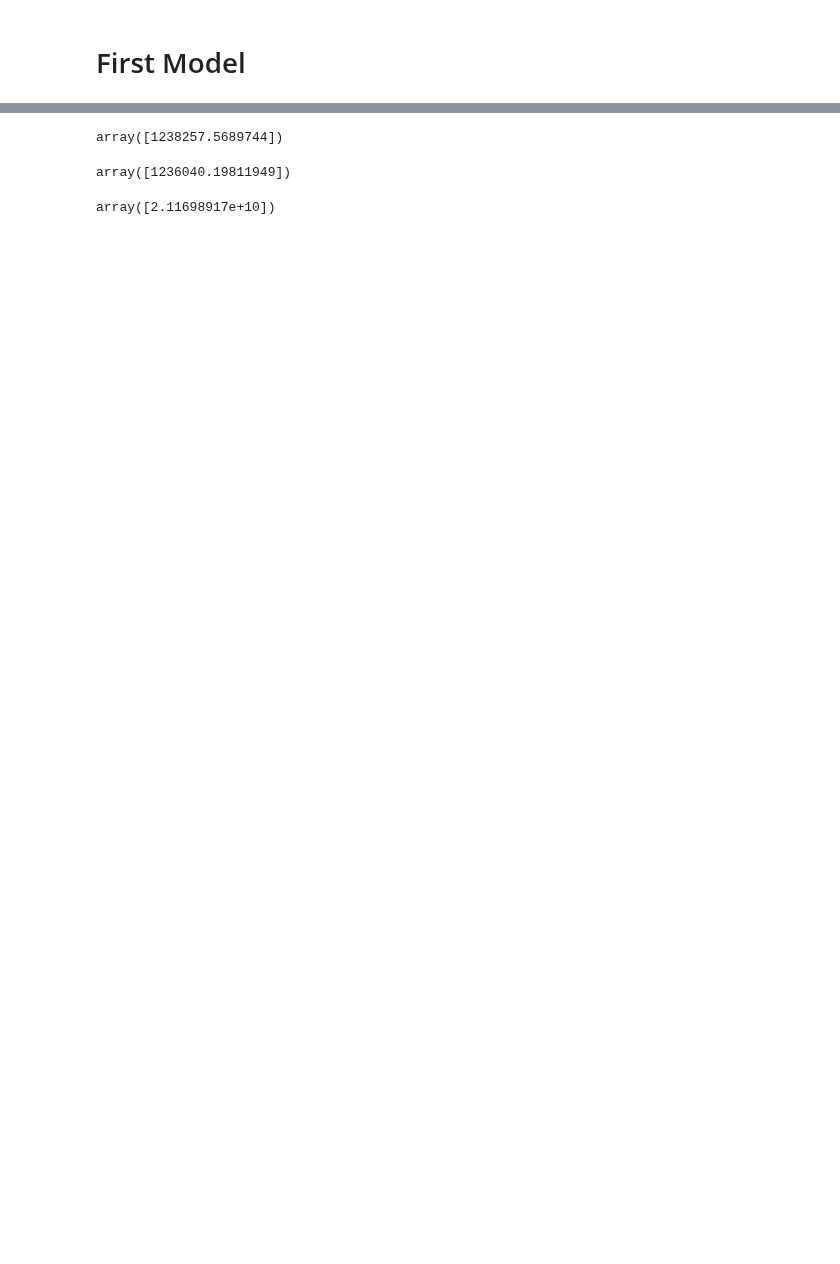
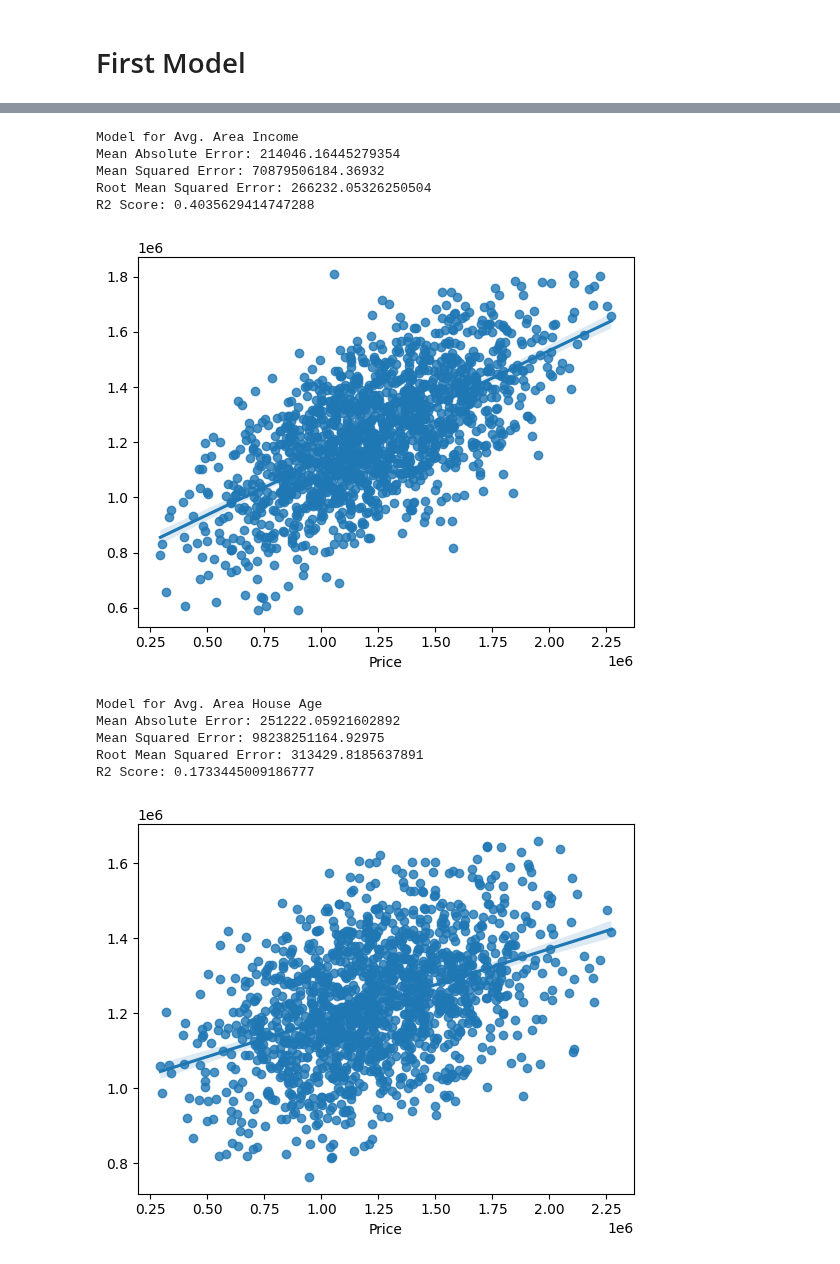
Before and after one commit to Harsh502s/ML-Assignments, a Jupyter notebook: Notebooks/Assignment 2 USA Housing.ipynb, the cells around one changed output, grey strips where cells are left out. Cells and saved outputs as stored; diff of their text form; code cells hidden in the pictures; blank space fills up the shorter version.

```diff
--- a/Notebooks/Assignment 2 USA Housing.ipynb
+++ b/Notebooks/Assignment 2 USA Housing.ipynb
@@ -68,5 +103,3 @@ sns.heatmap(df.corr(), annot=True)
-# %%
-df.drop("Address", axis=1, inplace=True)
 # %%
 sns.pairplot(df)
 # %% [output]
@@ -128,2 +131,16 @@ colformodel = [
+# %%
+# Splitting the data into X and y
+X = df.drop("Price", axis=1)
+y = df[["Price"]]
+
+# Splitting the data into train and test
+X_train, X_test, y_train, y_test = train_test_split(
+    X, y, test_size=0.3, random_state=101
+)
+
+# Scaling the data
+sc = StandardScaler()
+X_train[list(df.columns)[:-1]] = sc.fit_transform(X_train[list(df.columns)[0:-1]])
+X_test[list(df.columns)[:-1]] = sc.transform(X_test[list(df.columns)[0:-1]])
 # %% [markdown]
 # First Model
@@ -180,2 +146,0 @@ regressor2 = LinearRegression()
-# %%
-regressor2.fit(X_train.iloc[:, [0, 1, 4]], y_train)
@@ -217,2 +146,0 @@ regressor3 = LinearRegression()
-# %%
-regressor3.fit(SCX_train, y_train)
@@ -249,12 +147,29 @@ Adjusted R-Square value of model is 0.9182333572356136
-# %%
-regressor3.predict(sc.transform([[68583, 6, 7, 4, 36163]]))
-# %% [output]
-array([1238257.5689744])
-# %%
-regressor2.predict([[68583, 6, 36163]])
-# %% [output]
-array([1236040.19811949])
-# %%
-regressor3.predict([[68583, 6, 7, 4, 36163]])
-# %% [output]
-array([2.11698917e+10])
+# %%
+# Creating the model for every feature
+
+for i in X.columns:
+    model = LinearRegression()
+    model.fit(X_train[[i]], y_train)
+    y_pred = model.predict(X_test[[i]])
+    print("Model for", i)
+    print("Mean Absolute Error:", mean_absolute_error(y_test, y_pred))
+    print("Mean Squared Error:", mean_squared_error(y_test, y_pred))
+    print("Root Mean Squared Error:", np.sqrt(mean_squared_error(y_test, y_pred)))
+    print("R2 Score:", r2_score(y_test, y_pred))
+    print("")
+    sns.regplot(x=y_test, y=y_pred)
+    plt.show()
+    print("\n")
+# %% [output]
+Model for Avg. Area Income
+Mean Absolute Error: 214046.16445279354
+Mean Squared Error: 70879506184.36932
+Root Mean Squared Error: 266232.05326250504
+R2 Score: 0.4035629414747288
+[figure, added]
+Model for Avg. Area House Age
+Mean Absolute Error: 251222.05921602892
+Mean Squared Error: 98238251164.92975
+Root Mean Squared Error: 313429.8185637891
+R2 Score: 0.1733445009186777
+[figure, added]
```
Also changed, not shown: parts of 41 cells of this notebook, 1 other file.
